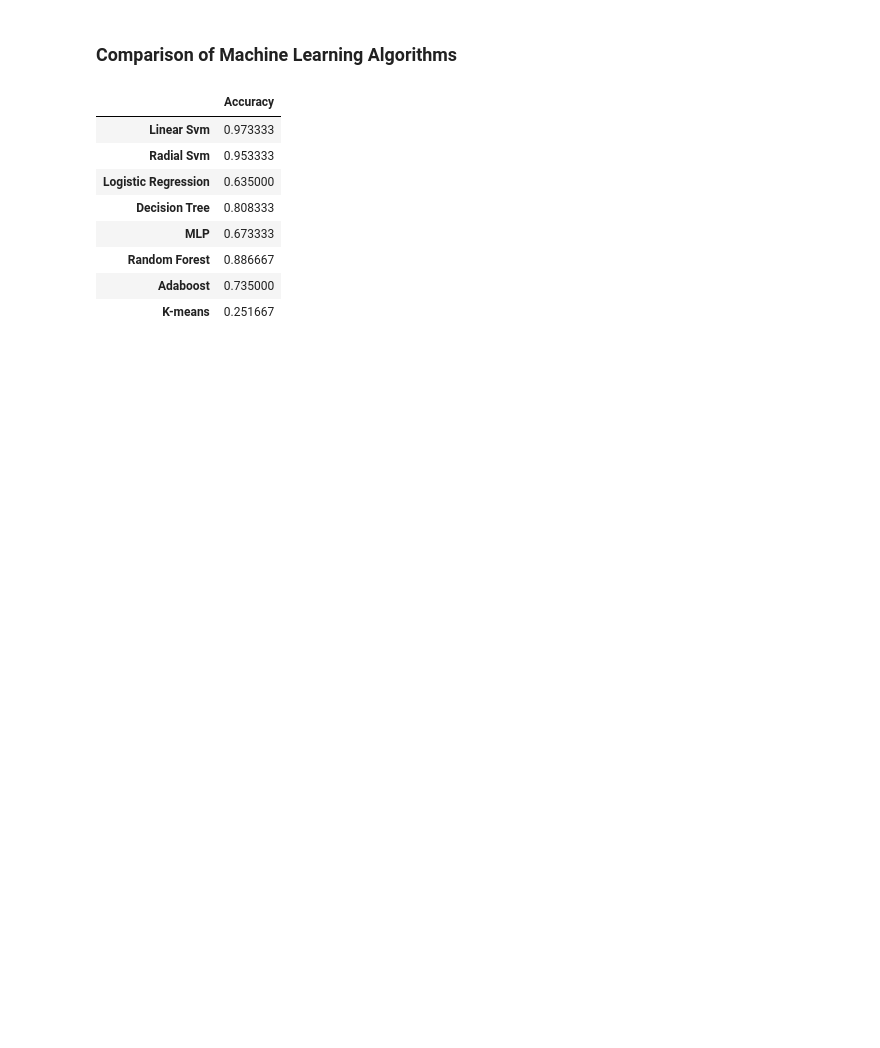
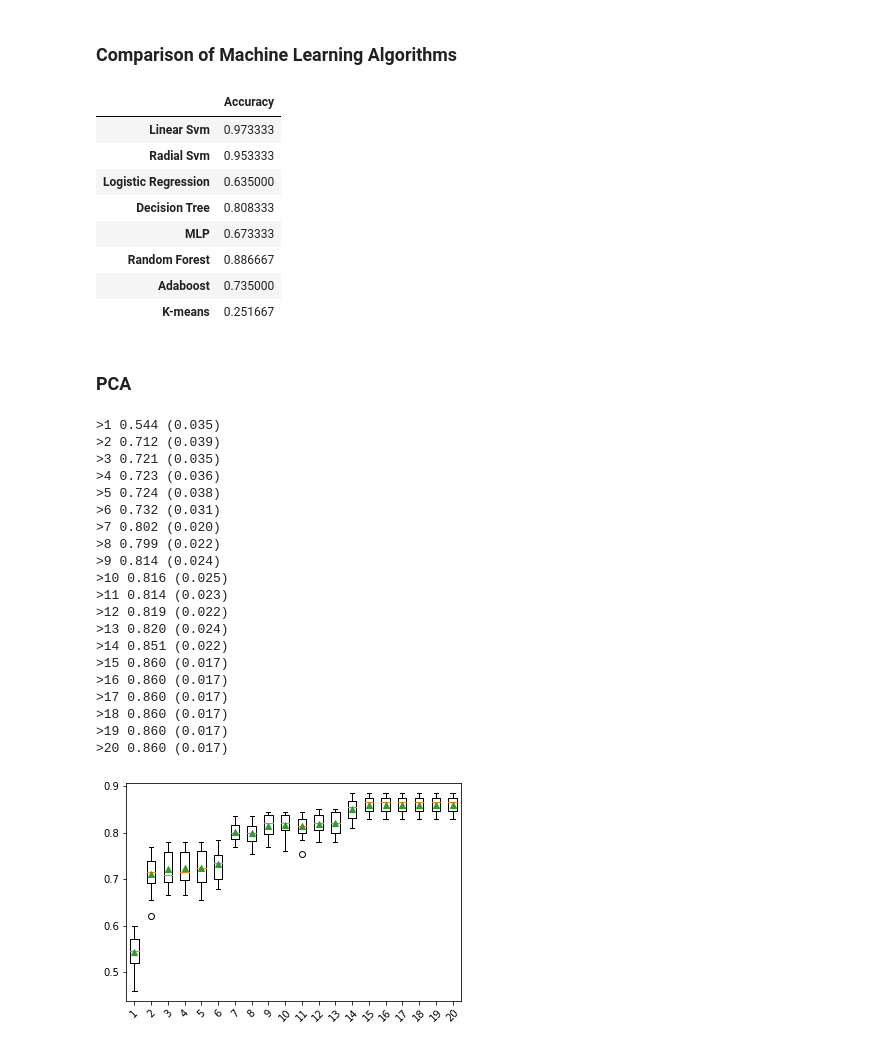
Before and after one commit to vatsal-agarwal-20/ml-projects, a Jupyter notebook: mobile_price_classification_logistic_regression.ipynb, the cells around one changed output. Drawn from its saved outputs; the diff is of its cells as text; code cells hidden in the pictures; blank space fills up the shorter version.

```diff
--- a/mobile_price_classification_logistic_regression.ipynb
+++ b/mobile_price_classification_logistic_regression.ipynb
@@ -314,3 +310,72 @@ models_dataframe
 | Random Forest | 0.886667 |
 | Adaboost | 0.735000 |
 | K-means | 0.251667 |
+# %% [markdown]
+### PCA
+# %%
+from numpy import mean
+from numpy import std
+from sklearn.datasets import make_classification
+from sklearn.model_selection import cross_val_score
+from sklearn.model_selection import RepeatedStratifiedKFold
+from sklearn.pipeline import Pipeline
+from sklearn.decomposition import PCA
+from sklearn.linear_model import LogisticRegression
+from matplotlib import pyplot
+
+# get the dataset
+def get_dataset():
+    X = make_classification(n_samples=1000, n_features=20, n_informative=15, n_redundant=5, random_state=7)
+    return X
+
+# get a list of models to evaluate
+def get_models():
+    models = dict()
+    for i in range(1,21):
+        steps = [('pca', PCA(n_components=i)), ('m', LogisticRegression())]
+        models[str(i)] = Pipeline(steps=steps)
+    return models
+
+# evaluate a given model using cross-validation
+def evaluate_model(model, x, y):
+    cv = RepeatedStratifiedKFold( n_repeats=3, random_state=1)
+    scores = cross_val_score(model, X, y, scoring='accuracy', cv=cv, n_jobs=-1, error_score='raise')
+    return scores
+
+# define dataset
+X, y = get_dataset()
+# get the models to evaluate
+models = get_models()
+# evaluate the models and store results
+results, names = list(), list()
+for name, model in models.items():
+    scores = evaluate_model(model, X, y)
+    results.append(scores)
+    names.append(name)
+    print('>%s %.3f (%.3f)' % (name, mean(scores), std(scores)))
+# plot model performance for comparison
+pyplot.boxplot(results, labels=names, showmeans=True)
+pyplot.xticks(rotation=45)
+pyplot.show()
+# %% [output]
+>1 0.544 (0.035)
+>2 0.712 (0.039)
+>3 0.721 (0.035)
+>4 0.723 (0.036)
+>5 0.724 (0.038)
+>6 0.732 (0.031)
+>7 0.802 (0.020)
+>8 0.799 (0.022)
+>9 0.814 (0.024)
+>10 0.816 (0.025)
+>11 0.814 (0.023)
+>12 0.819 (0.022)
+>13 0.820 (0.024)
+>14 0.851 (0.022)
+>15 0.860 (0.017)
+>16 0.860 (0.017)
+>17 0.860 (0.017)
+>18 0.860 (0.017)
+>19 0.860 (0.017)
+>20 0.860 (0.017)
+[figure, added]
```
Also changed, not shown: parts of 2 cells of this notebook.
